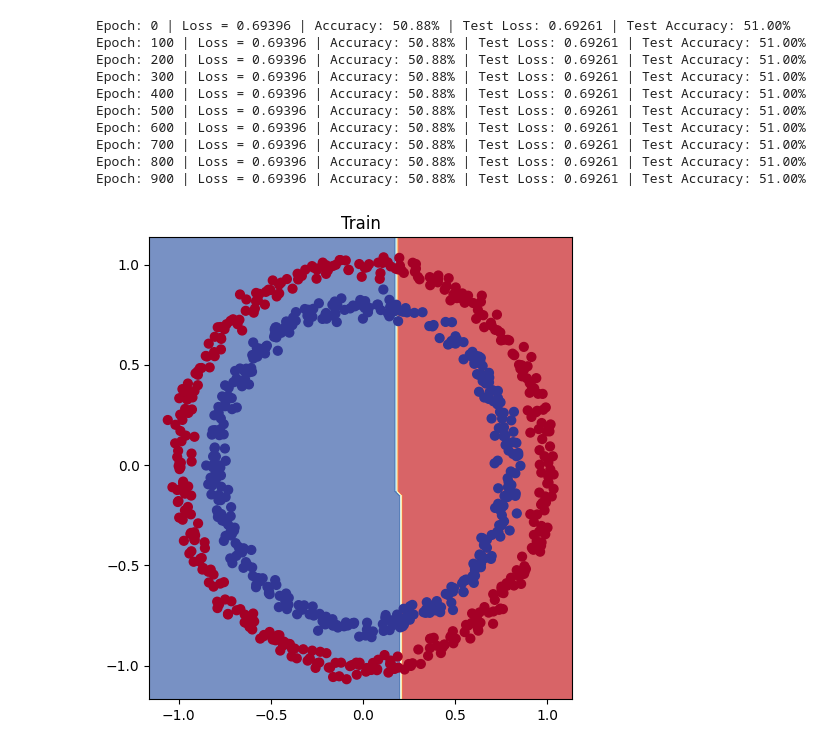
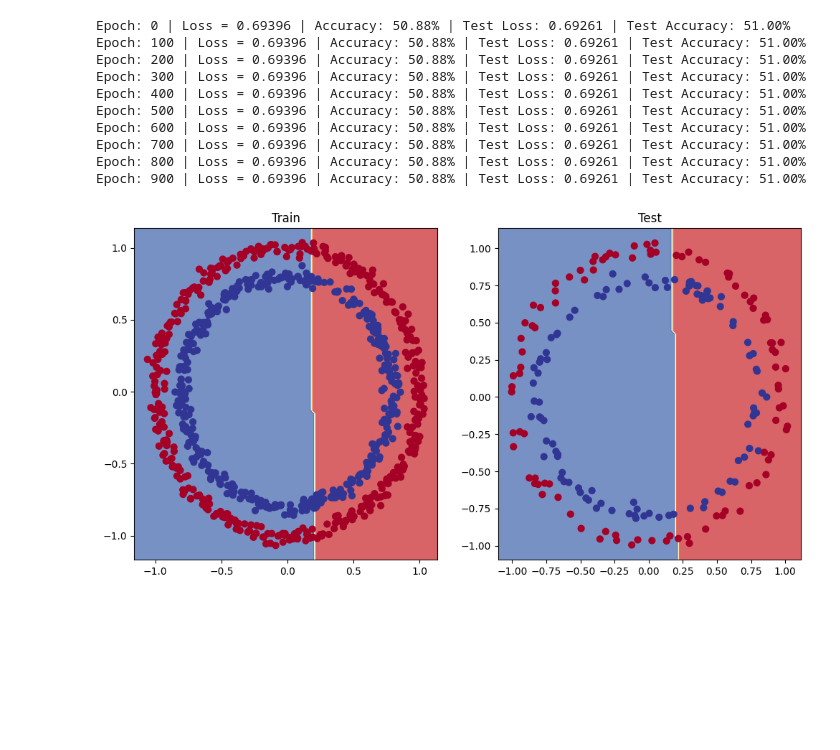
Before and after one commit to 94Akriti/DL-ML-USING-PYTORCH, a Jupyter notebook: PyTorch_Workflow.ipynb, the cells around one changed output. Saved outputs shown, nothing was run; the diff lists cells and outputs as text; code cells hidden in the pictures; blank space fills up the shorter version.

Commit message:
Plotting Test Set of improvised model for Binary Classification

```diff
--- a/PyTorch_Workflow.ipynb
+++ b/PyTorch_Workflow.ipynb
@@ -1193,7 +1193,11 @@ Epoch: 900 | Loss = 0.69396 | Accuracy: 50.88% | Test Loss: 0.69261 | Test Accur
 # %%
 plt.figure(figsize = (12,6))
 plt.subplot(1,2,1)
 plt.title("Train")
 plot_decision_boundary(model_1,X_train,y_train)
+
+plt.subplot(1,2,2)
+plt.title("Test")
+plot_decision_boundary(model_1,X_test,y_test)
 # %% [output]
-[figure, old version]
+[figure, new version]
```
